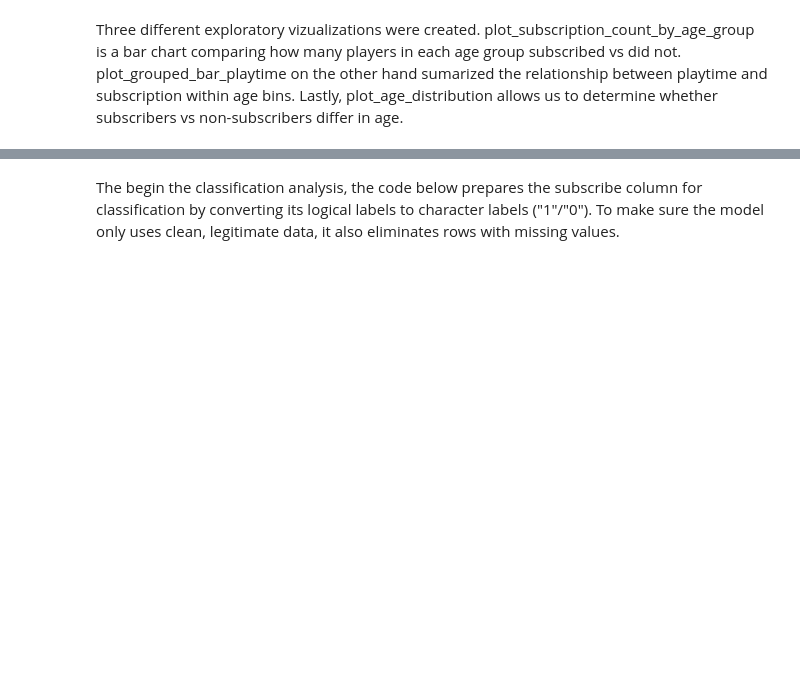
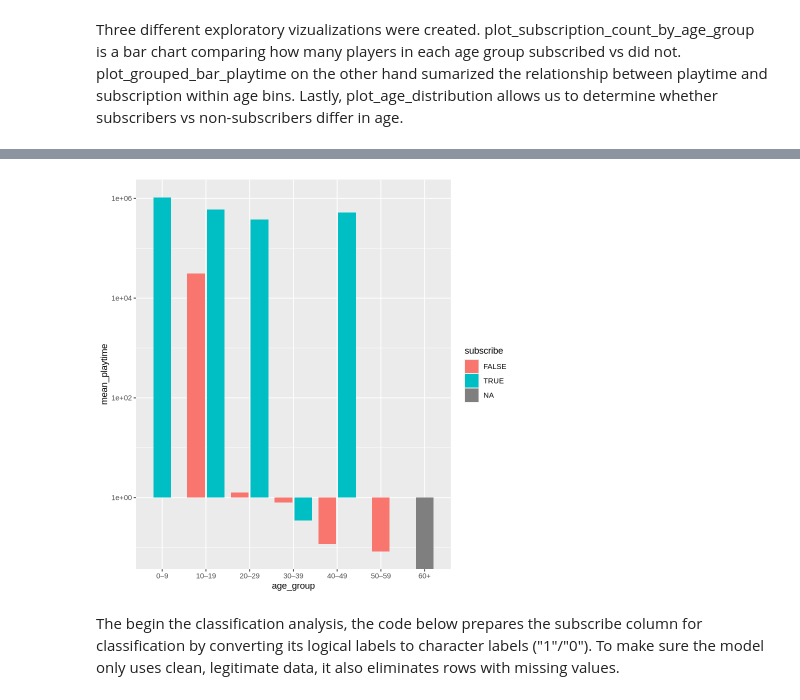
Before and after one commit to Zohranikjo/Game-Related-Newsletter-Subscription-Prediction-, a Jupyter notebook: subscription_modeling.ipynb, the cells around one changed output, grey strips where cells are left out. Saved outputs shown, nothing was run; the diff lists cells and outputs as text; code cells hidden in the pictures; blank space fills up the shorter version.

```diff
--- a/subscription_modeling.ipynb
+++ b/subscription_modeling.ipynb
@@ -336,0 +339,7 @@ plot_age_distribution
+# %%
+ggplot(playtime_summary, aes(x = age_group, y = mean_playtime, fill = subscribe)) +
+  geom_bar(stat = "identity", position = position_dodge2(preserve = "single")) +
+  #scale_y_continuous(labels = scales::comma_format(accuracy = 1)) +
+  #scale_y_continuous(trans='log10')
+  scale_y_log10()
+# %% [output]
@@ -337,3 +348,4 @@ plot_age_distribution
+[figure, added]
 # %% [markdown]
 The begin the classification analysis, the code below prepares the subscribe column for classification by converting its logical labels to character labels ("1"/"0"). To make sure the model only uses clean, legitimate data, it also eliminates rows with missing values.
 # %%
```
Also changed, not shown: parts of 6 cells of this notebook.
